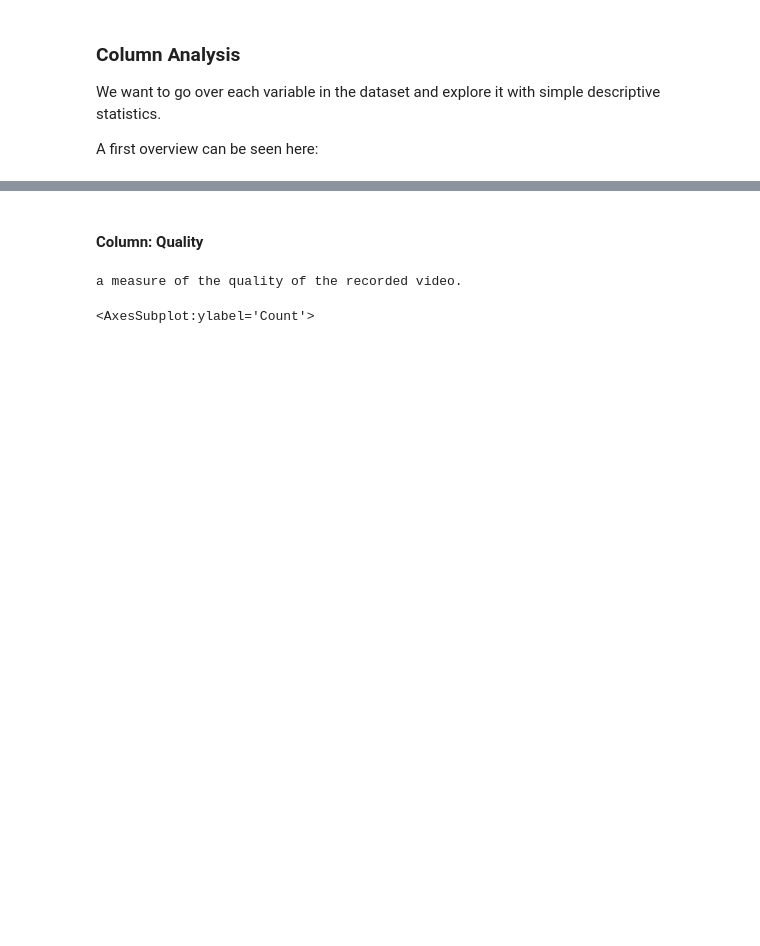
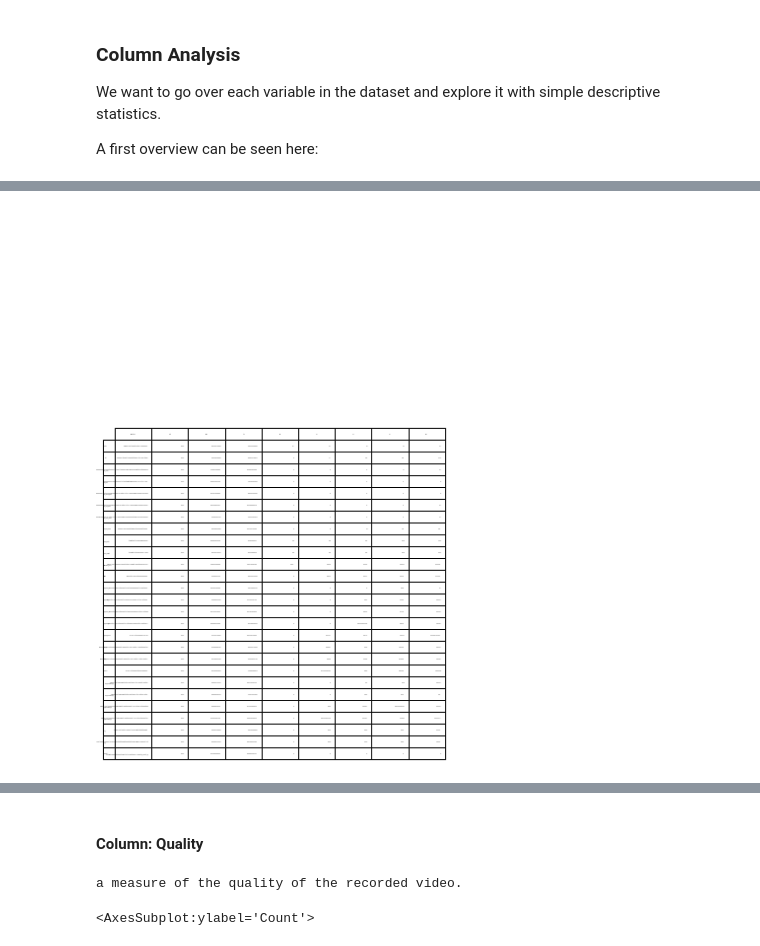
Before and after one commit to agemcipe/data_processes_mlcolonoscopy, a Jupyter notebook: notebooks/descriptive_analysis.ipynb, the cells around one changed output, grey strips where cells are left out. Saved outputs shown, nothing was run; the diff lists cells and outputs as text; code cells hidden in the pictures; blank space fills up the shorter version.

```diff
--- a/notebooks/descriptive_analysis.ipynb
+++ b/notebooks/descriptive_analysis.ipynb
@@ -148,2 +177,24 @@ df.describe()
 | max | 37.000000 | 4771.000000 | 64.000000 | 4.000000 | 4.000000 | 33.000000 | 27.000000 | ... |
 8 rows × 27 columns
+# %%
+pd.set_option('display.max_colwidth', None)
+from pandas.plotting import table
+
+df_des = df.describe().T
+df_des['Description'] = ""
+
+for col in df_des.index:
+    df_des.loc[col, 'Description'] = descr_df.loc[col, 'description']
+
+cols = df_des.columns.to_list()
+col_order = cols[-1:] + cols[:-1]
+display(df_des[col_order])
+
+ax = plt.subplot(111, frame_on=False) # no visible frame
+ax.xaxis.set_visible(False)  # hide the x axis
+ax.yaxis.set_visible(False)  # hide the y axis
+
+table(ax, df_des[col_order])  # where df is your data frame
+
+plt.savefig('descriptive_analysis.png')
+# %% [output]
@@ -149,0 +218 @@ df.describe()
+[figure, added]
```
Also changed, not shown: parts of 149 cells of this notebook.
